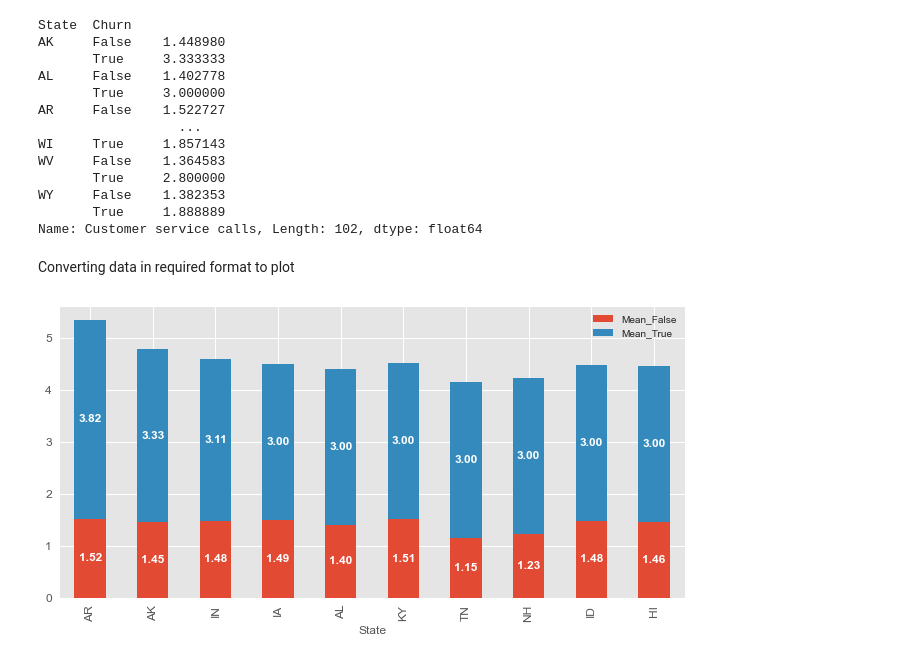
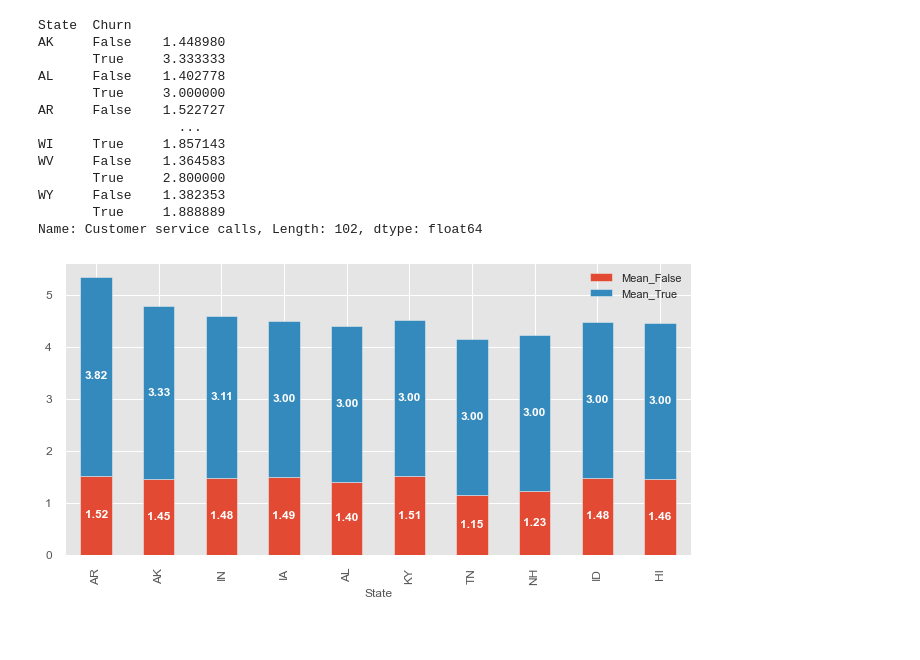
Before and after one commit to Harsshhhh/Telecom-Churn-Analysis-and-Prediction, a Jupyter notebook: Telecom_Churn_Analysis.ipynb, the cells around one changed output. Cells and saved outputs as stored; diff of their text form; code cells hidden in the pictures; blank space fills up the shorter version.

```diff
--- a/Telecom_Churn_Analysis.ipynb
+++ b/Telecom_Churn_Analysis.ipynb
@@ -291,6 +289,4 @@ Name: Customer service calls, Length: 102, dtype: float64
 mean_cc_statewise_df = pd.DataFrame(mean_cc_statewise)
 # %%
 mean_cc_statewise_df.reset_index(inplace=True)
-# %% [markdown]
-Converting data in required format to plot
 # %%
@@ -320,22 +305,23 @@ statewise_calls_mean10
 # %%
+plt.style.use('ggplot')
+ax=statewise_calls_mean10.plot.bar(x='State',stacked=True,figsize=(10,5),fontsize=12)
 
-ax=statewise_calls_mean10.plot.bar(x='State',stacked=True,figsize=(10,5),fontsize=12)
 for rect in ax.patches:
     # Find where everything is located
     height = rect.get_height()
     width = rect.get_width()
     x = rect.get_x()
     y = rect.get_y()
 
     # The height of the bar is the data value and can be used as the label
     label_text = f'{height:.2f}' #to format decimal values
 
     # ax.text(x, y, text)
     label_x = x + width / 2
     label_y = y + height / 2
 
     # plot only when height is greater than specified value
     if width > 0:
         ax.text(label_x, label_y, label_text, ha='center', va='center', fontsize=12,color='white',fontweight='bold')
 # %% [output]
-[figure, old version]
+[figure, new version]
```
Also changed, not shown: parts of 18 cells of this notebook.
